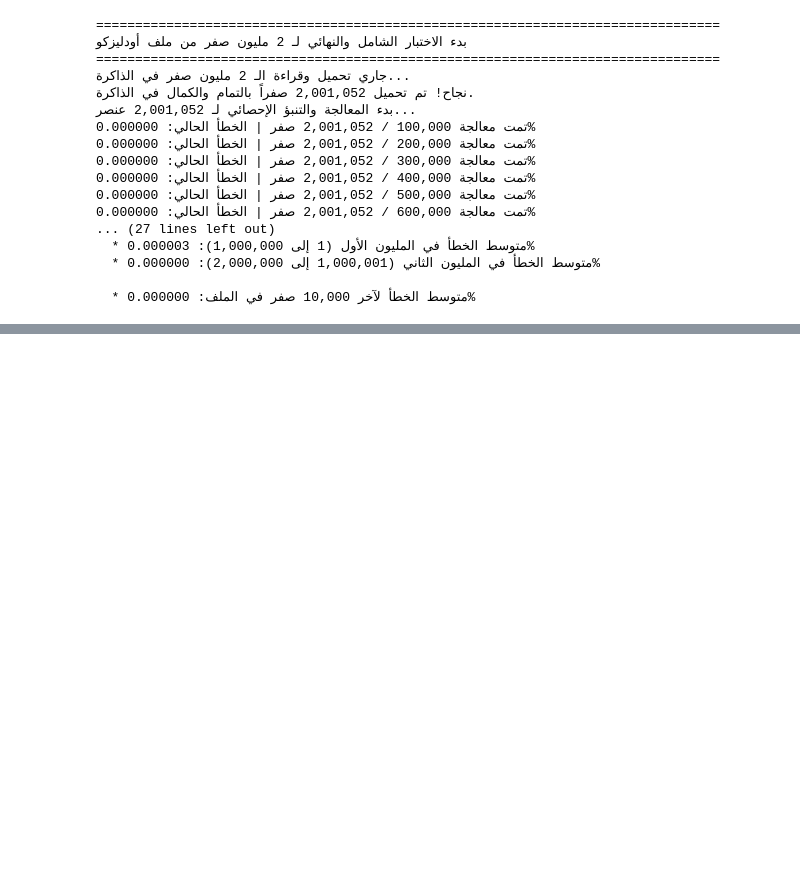
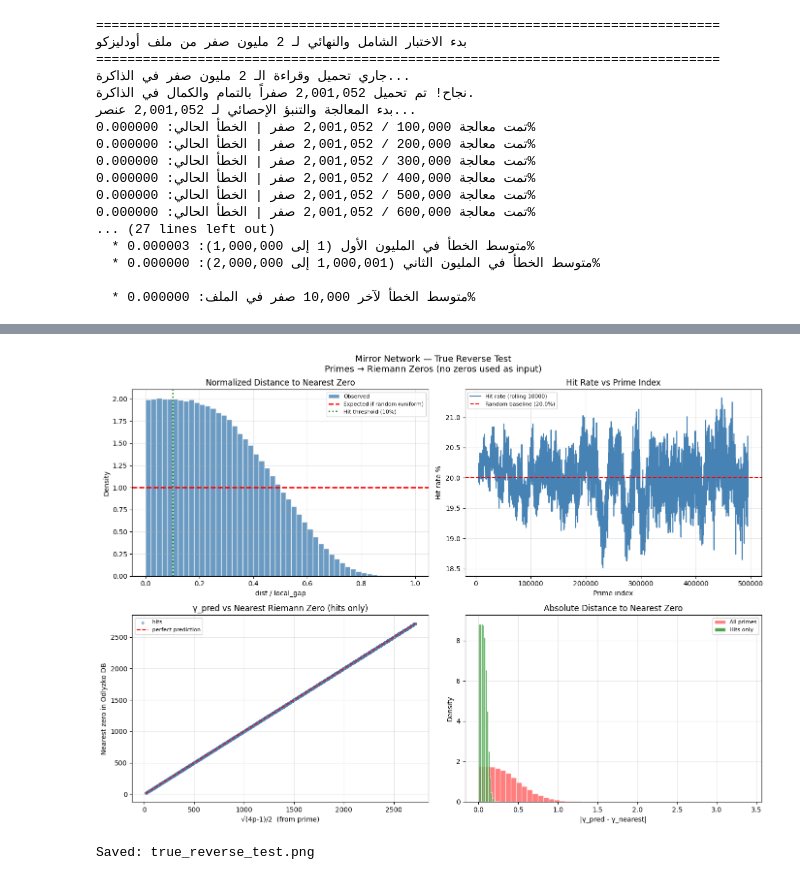
Before and after one commit to hamidchaouchi/ibm-127-qubit, a Jupyter notebook: the-mirror-network.ipynb, the cells around one changed output, grey strips where cells are left out. Saved outputs shown, nothing was run; the diff lists cells and outputs as text; code cells hidden in the pictures; blank space fills up the shorter version.

Commit message:
Kaggle Notebook | The Mirror Network | Version 5

```diff
--- a/the-mirror-network.ipynb
+++ b/the-mirror-network.ipynb
@@ -1543,0 +1846,67 @@ if zeros_list:
+# %%
+# ── Step 7: Plots ────────────────────────────────────────────
+fig, axes = plt.subplots(2, 2, figsize=(14, 10))
+fig.suptitle('Mirror Network — True Reverse Test\nPrimes → Riemann Zeros (no zeros used as input)',
+             fontsize=13)
+
+# 1. Normalized distance distribution
+ax = axes[0,0]
+ax.hist(df_all.norm_dist.clip(0, 1), bins=50, color='steelblue',
+        edgecolor='white', density=True, alpha=0.8, label='Observed')
+ax.axhline(1.0, color='red', ls='--', lw=2, label='Expected if random (uniform)')
+ax.axvline(HIT_THRESHOLD, color='green', ls=':', lw=2,
+           label=f'Hit threshold ({HIT_THRESHOLD*100:.0f}%)')
+ax.set_title('Normalized Distance to Nearest Zero')
+ax.set_xlabel('dist / local_gap')
+ax.set_ylabel('Density')
+ax.legend(fontsize=8)
+ax.grid(True, alpha=0.3)
+
+# 2. Hit rate over prime index
+ax = axes[0,1]
+window = max(1, n_primes // 50)
+hit_series = df_all.is_hit.astype(float)
+rolling_hit = hit_series.rolling(window=window, center=True).mean() * 100
+ax.plot(df_all.index, rolling_hit, 'steelblue', lw=1.5, label=f'Hit rate (rolling {window})')
+ax.axhline(expected_random_rate, color='red', ls='--', lw=1.5,
+           label=f'Random baseline ({expected_random_rate:.1f}%)')
+ax.set_title('Hit Rate vs Prime Index')
+ax.set_xlabel('Prime index')
+ax.set_ylabel('Hit rate %')
+ax.legend(fontsize=8)
+ax.grid(True, alpha=0.3)
+
+# 3. Predicted vs actual for hits
+ax = axes[1,0]
+if len(df_hits) > 0:
+    ax.scatter(df_hits.gamma_pred, df_hits.nearest_zero,
+               s=10, alpha=0.5, color='steelblue', label='hits')
+    mn = min(df_hits.gamma_pred.min(), df_hits.nearest_zero.min())
+    mx = max(df_hits.gamma_pred.max(), df_hits.nearest_zero.max())
+    ax.plot([mn,mx],[mn,mx],'r--',lw=1.5,label='perfect prediction')
+ax.set_title('γ_pred vs Nearest Riemann Zero (hits only)')
+ax.set_xlabel('√(4p-1)/2  (from prime)')
+ax.set_ylabel('Nearest zero in Odlyzko DB')
+ax.legend(fontsize=8)
+ax.grid(True, alpha=0.3)
+
+# 4. Distance distribution for hits vs all
+ax = axes[1,1]
+ax.hist(df_all.dist, bins=50, alpha=0.5, color='red',
+        density=True, label='All primes', edgecolor='white')
+if len(df_hits) > 0:
+    ax.hist(df_hits.dist, bins=30, alpha=0.7, color='green',
+            density=True, label='Hits only', edgecolor='white')
+ax.set_title('Absolute Distance to Nearest Zero')
+ax.set_xlabel('|γ_pred - γ_nearest|')
+ax.set_ylabel('Density')
+ax.legend(fontsize=8)
+ax.grid(True, alpha=0.3)
+
+plt.tight_layout()
+plt.savefig('true_reverse_test.png', dpi=150, bbox_inches='tight')
+plt.show()
+print('Saved: true_reverse_test.png')
+# %% [output]
+[figure, added]
+Saved: true_reverse_test.png
```
Also changed, not shown: parts of 17 cells of this notebook.
